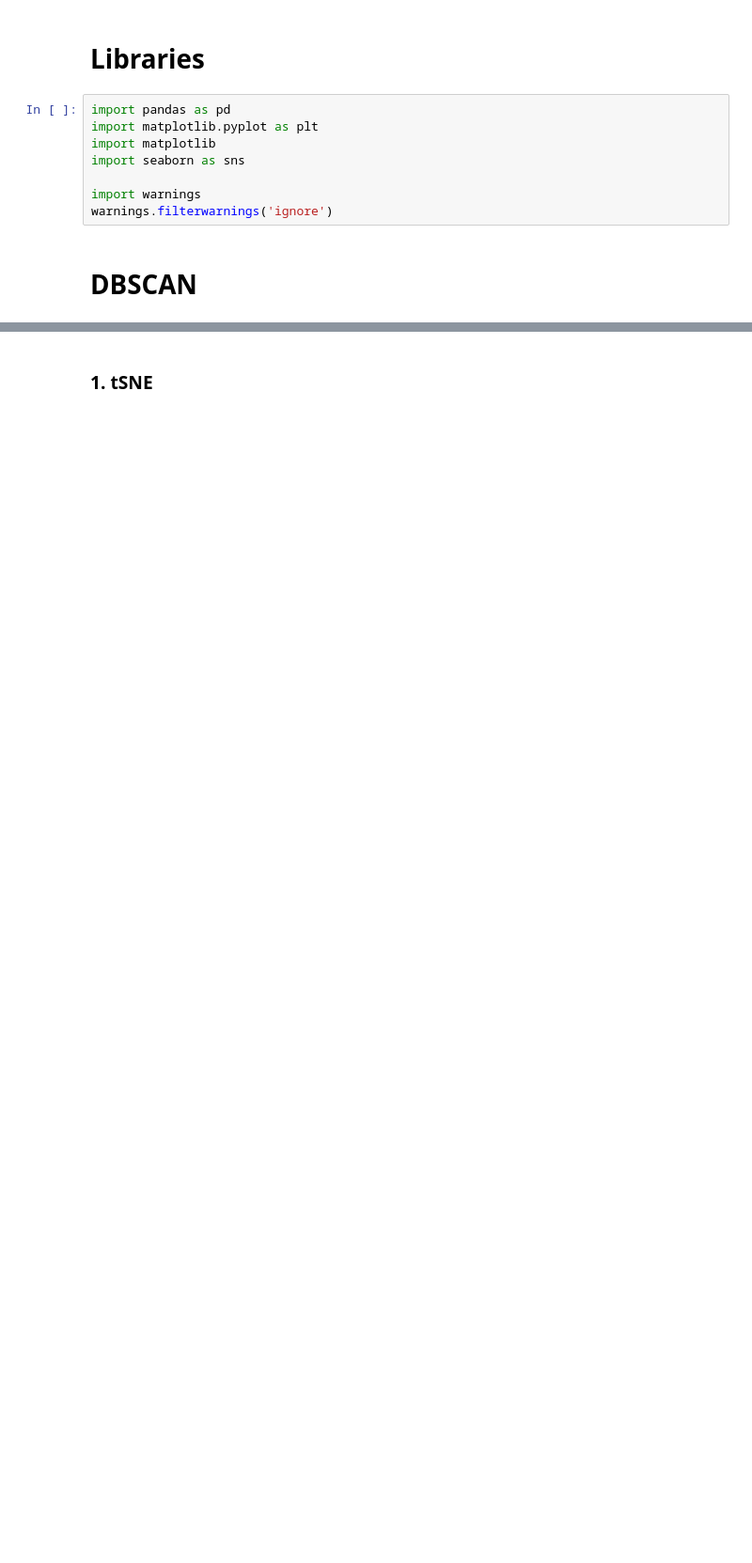
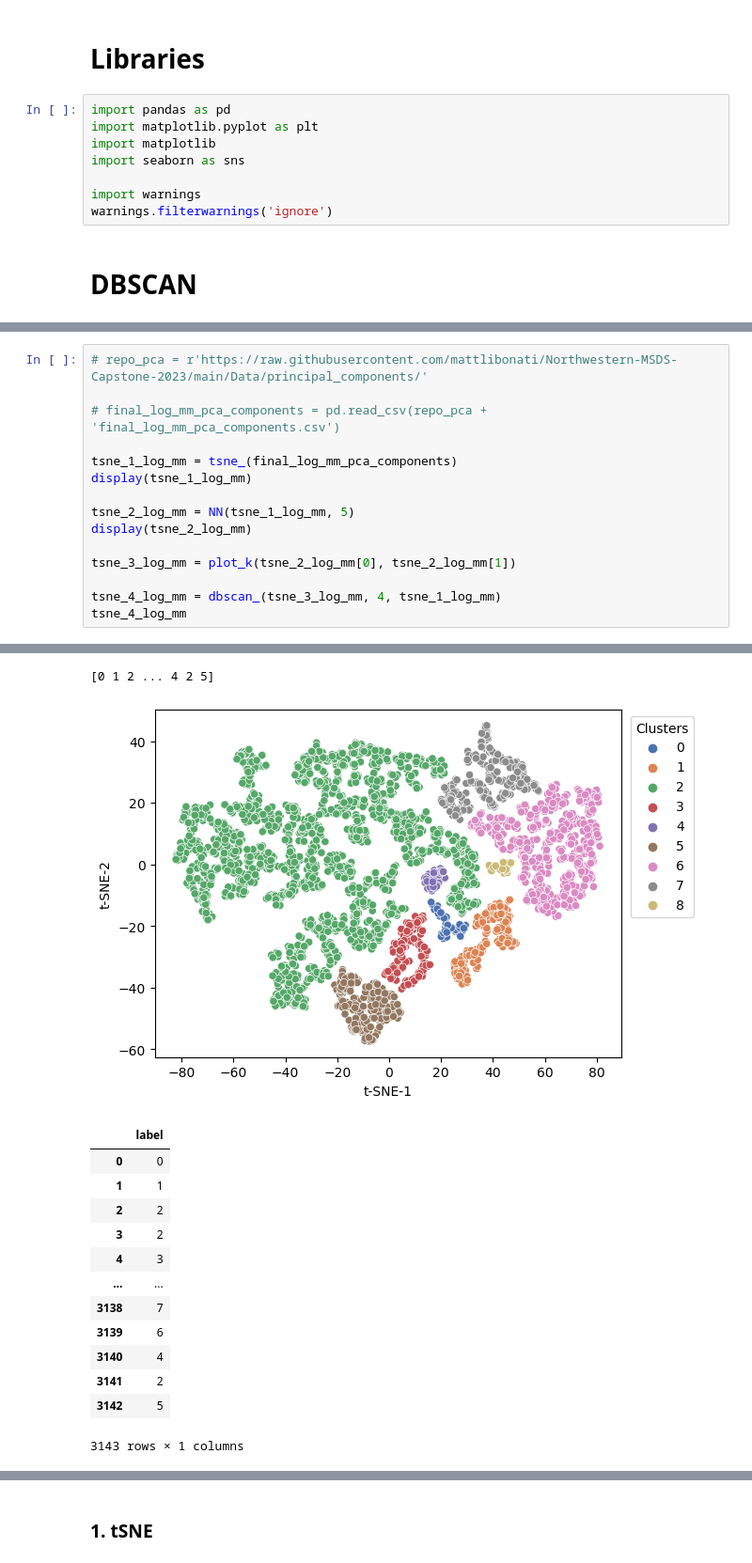
Before and after one commit to RyanZimmermanNWU/Northwestern-MSDS-Capstone-2023, a Jupyter notebook: Scripts/d. Modeling.ipynb, the cells around one changed output, grey strips where cells are left out. Shown at 94% size. Saved outputs shown, nothing was run; the diff lists cells and outputs as text; blank space fills up the shorter version.

```diff
--- a/Scripts/d. Modeling.ipynb
+++ b/Scripts/d. Modeling.ipynb
@@ -23,0 +92,16 @@ warnings.filterwarnings('ignore')
+# %%
+# repo_pca = r'https://raw.githubusercontent.com/mattlibonati/Northwestern-MSDS-Capstone-2023/main/Data/principal_components/'
+
+# final_log_mm_pca_components = pd.read_csv(repo_pca + 'final_log_mm_pca_components.csv')
+
+tsne_1_log_mm = tsne_(final_log_mm_pca_components)
+display(tsne_1_log_mm)
+
+tsne_2_log_mm = NN(tsne_1_log_mm, 5)
+display(tsne_2_log_mm)
+
+tsne_3_log_mm = plot_k(tsne_2_log_mm[0], tsne_2_log_mm[1])
+
+tsne_4_log_mm = dbscan_(tsne_3_log_mm, 4, tsne_1_log_mm)
+tsne_4_log_mm
+# %% [output]
@@ -23,0 +135,15 @@ warnings.filterwarnings('ignore')
+[0 1 2 ... 4 2 5]
+[figure, added]
+|  | label |
+| 0 | 0 |
+| 1 | 1 |
+| 2 | 2 |
+| 3 | 2 |
+| 4 | 3 |
+| ... | ... |
+| 3138 | 7 |
+| 3139 | 6 |
+| 3140 | 4 |
+| 3141 | 2 |
+| 3142 | 5 |
+3143 rows × 1 columns
```
Also changed, not shown: parts of 22 cells of this notebook.
